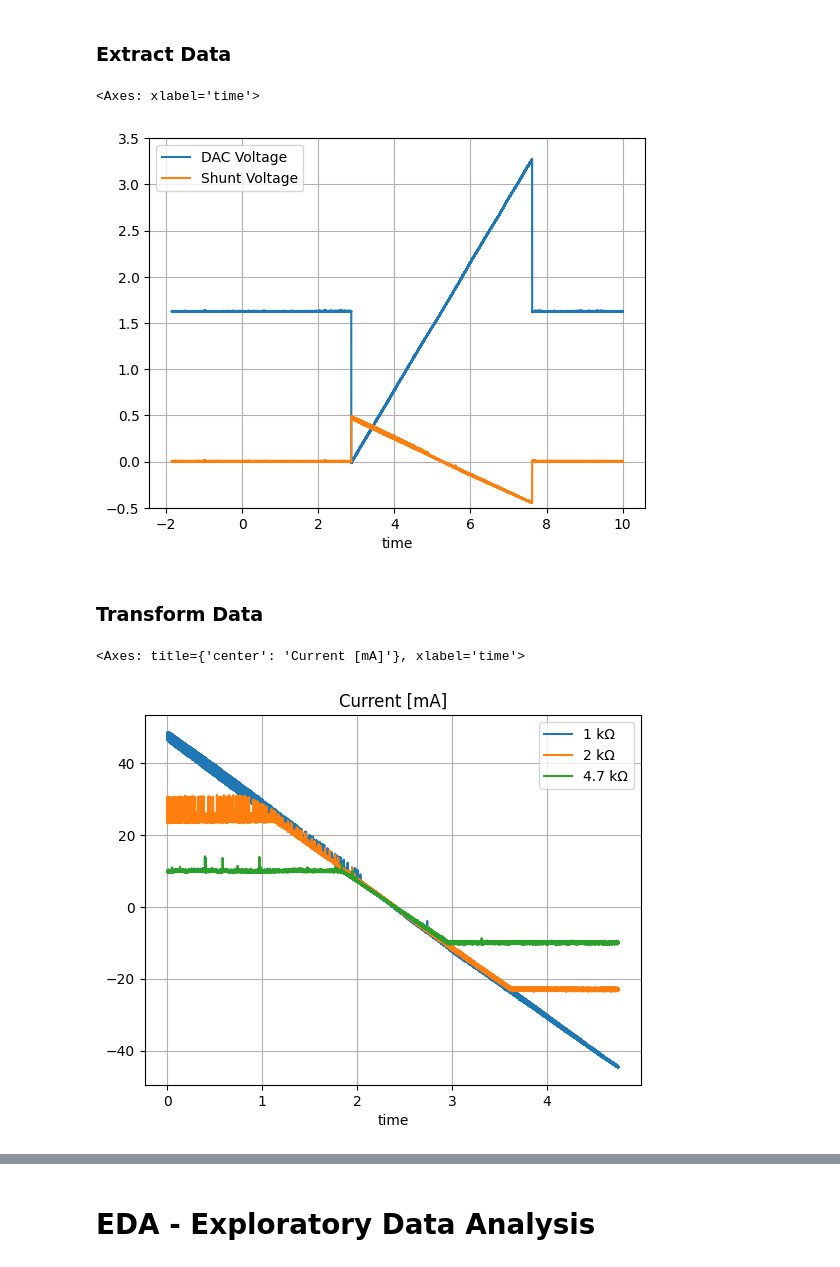
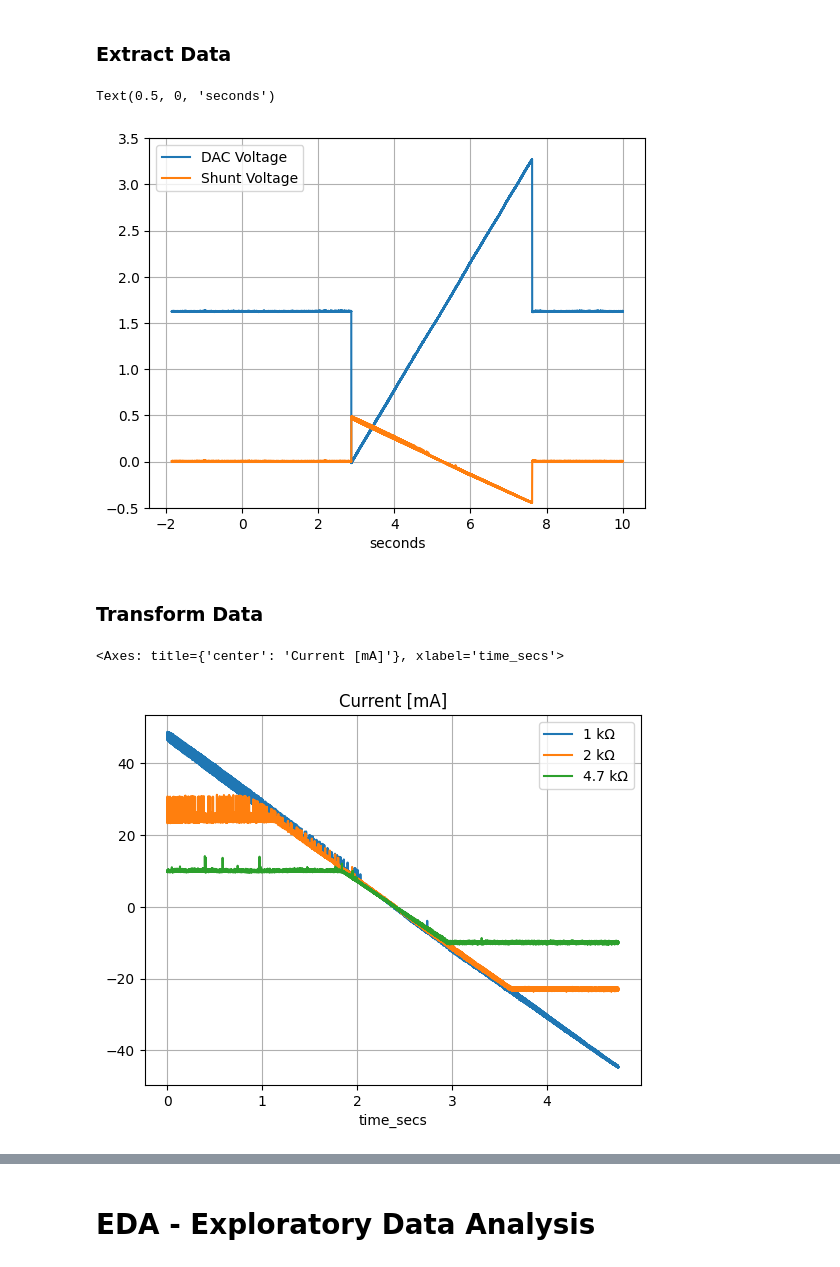
Before and after one commit to import-tiago/FEI, a Jupyter notebook: MSc/PEL309/Analysis/PEL309.ipynb, the cells around one changed output, grey strips where cells are left out. Drawn from its saved outputs; the diff is of its cells as text; code cells hidden in the pictures.

```diff
--- a/MSc/PEL309/Analysis/PEL309.ipynb
+++ b/MSc/PEL309/Analysis/PEL309.ipynb
@@ -11,19 +11,27 @@ url_4k7 = "https://raw.githubusercontent.com/import-tiago/FEI/refs/heads/main/MS
 
 # 1000 Ω load
 data_1k_load = pd.read_csv(url_1k, skiprows=17, usecols=[0, 1, 2])
-data_1k_load.columns = ["time", "dac", "shunt"]
+data_1k_load.columns = ["time_secs", "dac_volts", "shunt_volts"]
 
 # 2000 Ω load
 data_2k_load = pd.read_csv(url_2k, skiprows=17, usecols=[0, 1, 2])
-data_2k_load.columns = ["time", "dac", "shunt"]
+data_2k_load.columns = ["time_secs", "dac_volts", "shunt_volts"]
 
 # 4700 Ω load
 data_4k7_load = pd.read_csv(url_4k7, skiprows=17, usecols=[0, 1, 2])
-data_4k7_load.columns = ["time", "dac", "shunt"]
+data_4k7_load.columns = ["time_secs", "dac_volts", "shunt_volts"]
 # %%
-data_1k_load.rename(columns={"dac": "DAC Voltage", "shunt": "Shunt Voltage"}).plot(
-    x="time", y=["DAC Voltage", "Shunt Voltage"], grid=True, ylim=(-0.5, 3.5)
+ax = data_1k_load.rename(columns={
+    "dac_volts": "DAC Voltage",
+    "shunt_volts": "Shunt Voltage"
+}).plot(
+    x="time_secs",
+    y=["DAC Voltage", "Shunt Voltage"],
+    grid=True,
+    ylim=(-0.5, 3.5)
 )
+
+ax.set_xlabel("seconds")
 # %% [output]
-<Axes: xlabel='time'>
+Text(0.5, 0, 'seconds')
-[figure, old version]
+[figure, new version]
@@ -53,21 +62,25 @@ data_4k7_load = extract_ramp_region(data_4k7_load, column="dac", trigger_thresho
 # %%
+# A partir da tensão no shunt, calcula-se a corrente usando a lei de Ohm: I = V / R
+# A corrente no shunt é a mesma da carga, dado que os dois estão em série.
+# Multiplica-se por 1000 para converter de A para mA.
+
 shunt_resistance = 10  # Ω
 
-data_1k_load["current"] = (data_1k_load["shunt"] / shunt_resistance) * 1000
-data_2k_load["current"] = (data_2k_load["shunt"] / shunt_resistance) * 1000
-data_4k7_load["current"] = (data_4k7_load["shunt"] / shunt_resistance) * 1000
+data_1k_load["current_mA"] = (data_1k_load["shunt_volts"] / shunt_resistance) * 1000
+data_2k_load["current_mA"] = (data_2k_load["shunt_volts"] / shunt_resistance) * 1000
+data_4k7_load["current_mA"] = (data_4k7_load["shunt_volts"] / shunt_resistance) * 1000
 
-data_1k_load["time"] = data_1k_load["time"] - data_1k_load["time"].iloc[0]
-data_2k_load["time"] = data_2k_load["time"] - data_2k_load["time"].iloc[0]
-data_4k7_load["time"] = data_4k7_load["time"] - data_4k7_load["time"].iloc[0]
+data_1k_load["time_secs"] = data_1k_load["time_secs"] - data_1k_load["time_secs"].iloc[0]
+data_2k_load["time_secs"] = data_2k_load["time_secs"] - data_2k_load["time_secs"].iloc[0]
+data_4k7_load["time_secs"] = data_4k7_load["time_secs"] - data_4k7_load["time_secs"].iloc[0]
 
 ax = data_1k_load.plot(
-    x="time", y="current", grid=True, title="Current [mA]", label="1 kΩ"
+    x="time_secs", y="current_mA", grid=True, title="Current [mA]", label="1 kΩ"
 )
 
-data_2k_load.plot(x="time", y="current", ax=ax, label="2 kΩ", grid=True)
+data_2k_load.plot(x="time_secs", y="current_mA", ax=ax, label="2 kΩ", grid=True)
 
-data_4k7_load.plot(x="time", y="current", ax=ax, label="4.7 kΩ", grid=True)
+data_4k7_load.plot(x="time_secs", y="current_mA", ax=ax, label="4.7 kΩ", grid=True)
 # %% [output]
-<Axes: title={'center': 'Current [mA]'}, xlabel='time'>
+<Axes: title={'center': 'Current [mA]'}, xlabel='time_secs'>
-[figure, old version]
+[figure, new version]
```
Also changed, not shown: parts of 12 cells of this notebook.
